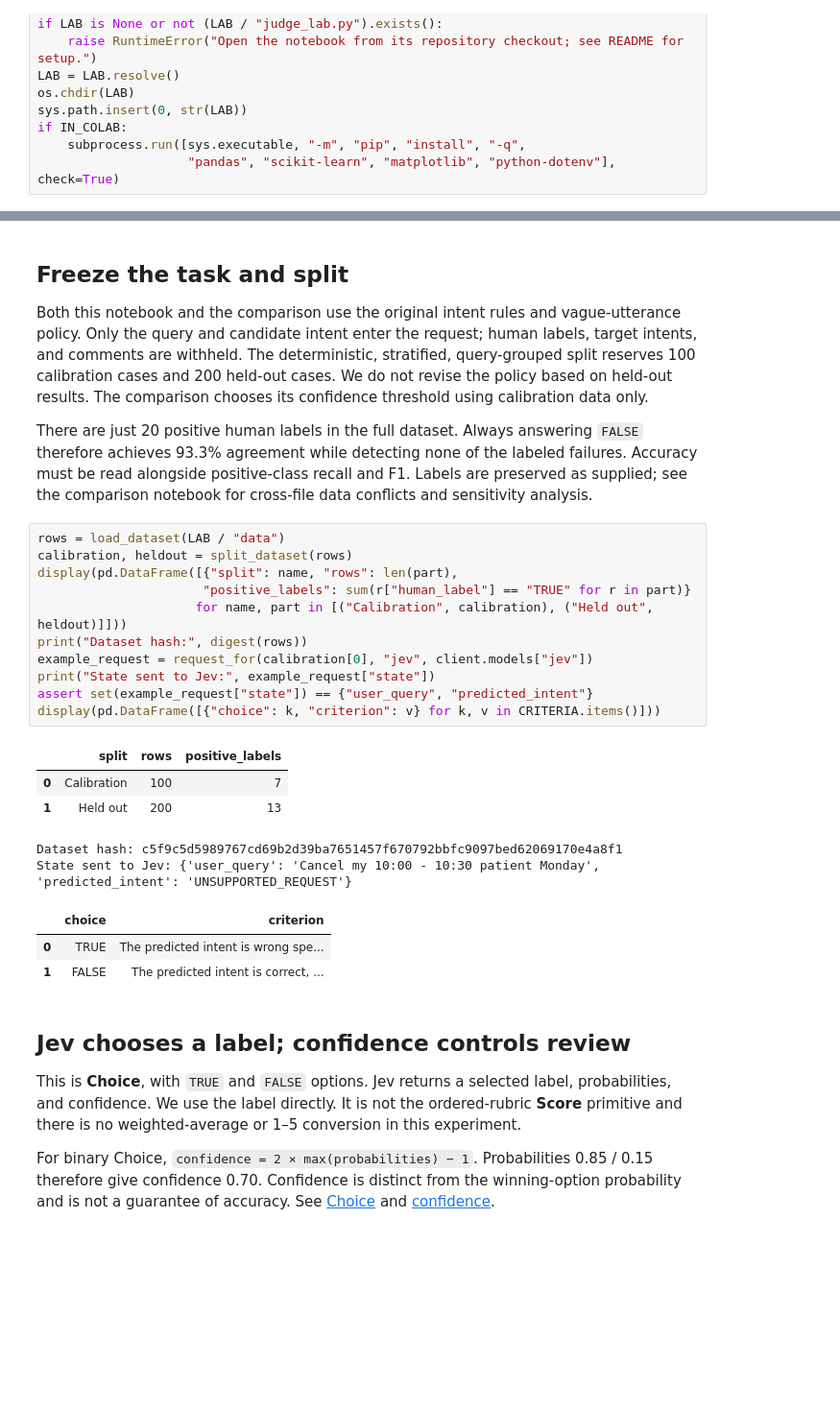
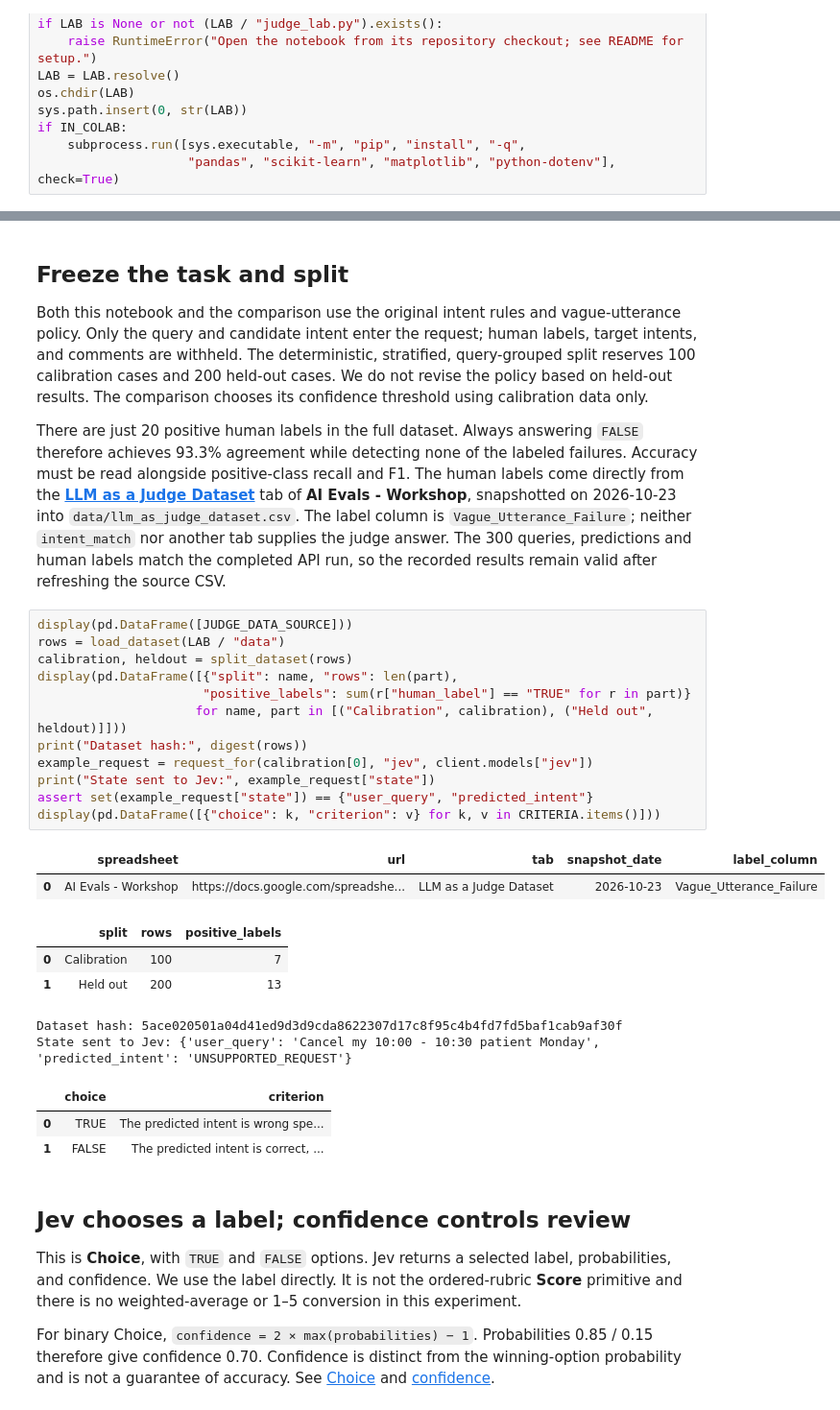
Before and after one commit to The-Gen-Academy/Mastering-Agentic-AI-Week4-Session1, a Jupyter notebook: AI-Evals-Principles/routing_agent_evals/jev_as_judge.ipynb, the cells around one changed output, grey strips where cells are left out. Shown at 96% size. Saved outputs shown, nothing was run; the diff lists cells and outputs as text; blank space fills up the shorter version.

```diff
--- a/AI-Evals-Principles/routing_agent_evals/jev_as_judge.ipynb
+++ b/AI-Evals-Principles/routing_agent_evals/jev_as_judge.ipynb
@@ -90,28 +91,35 @@ results. The comparison chooses its confidence threshold using calibration data
 
 There are just 20 positive human labels in the full dataset. Always answering `FALSE`
 therefore achieves 93.3% agreement while detecting none of the labeled failures. Accuracy
-must be read alongside positive-class recall and F1. Labels are preserved as supplied;
-see the comparison notebook for cross-file data conflicts and sensitivity analysis.
+must be read alongside positive-class recall and F1. The human labels come directly from the
+**[LLM as a Judge Dataset](https://docs.google.com/spreadsheets/d/1DLDctkBD3dFXenVdxHPDoMsvxauGJsnFB-1yKFfbQsE/edit#gid=556727646)** tab of **AI Evals - Workshop**,
+snapshotted on 2026-10-23 into `data/llm_as_judge_dataset.csv`. The label column is
+`Vague_Utterance_Failure`; neither `intent_match` nor another tab supplies the judge answer.
+The 300 queries, predictions and human labels match the completed API run, so the recorded
+results remain valid after refreshing the source CSV.
 # %%
+display(pd.DataFrame([JUDGE_DATA_SOURCE]))
 rows = load_dataset(LAB / "data")
 calibration, heldout = split_dataset(rows)
 display(pd.DataFrame([{"split": name, "rows": len(part),
                       "positive_labels": sum(r["human_label"] == "TRUE" for r in part)}
                      for name, part in [("Calibration", calibration), ("Held out", heldout)]]))
 print("Dataset hash:", digest(rows))
 example_request = request_for(calibration[0], "jev", client.models["jev"])
 print("State sent to Jev:", example_request["state"])
 assert set(example_request["state"]) == {"user_query", "predicted_intent"}
 display(pd.DataFrame([{"choice": k, "criterion": v} for k, v in CRITERIA.items()]))
 # %% [output]
-|  | split | rows | positive_labels |
-| 0 | Calibration | 100 | 7 |
-| 1 | Held out | 200 | 13 |
+|  | spreadsheet | url | tab | snapshot_date | label_column |
+| 0 | AI Evals - Workshop | https://docs.google.com/spreadshe... | LLM as a Judge Dataset | 2026-10-23 | Vague_Utterance_Failure |
+|  | split | rows | positive_labels |
+| 0 | Calibration | 100 | 7 |
+| 1 | Held out | 200 | 13 |
-Dataset hash: c5f9c5d5989767cd69b2d39ba7651457f670792bbfc9097bed62069170e4a8f1
+Dataset hash: 5ace020501a04d41ed9d3d9cda8622307d17c8f95c4b4fd7fd5baf1cab9af30f
 State sent to Jev: {'user_query': 'Cancel my 10:00 - 10:30 patient Monday', 'predicted_intent': 'UNSUPPORTED_REQUEST'}
-|  | choice | criterion |
-| 0 | TRUE | The predicted intent is wrong spe... |
-| 1 | FALSE | The predicted intent is correct, ... |
+|  | choice | criterion |
+| 0 | TRUE | The predicted intent is wrong spe... |
+| 1 | FALSE | The predicted intent is correct, ... |
 # %% [markdown]
 ## Jev chooses a label; confidence controls review
 
```
Also changed, not shown: parts of 2 cells of this notebook, 8 other files.
